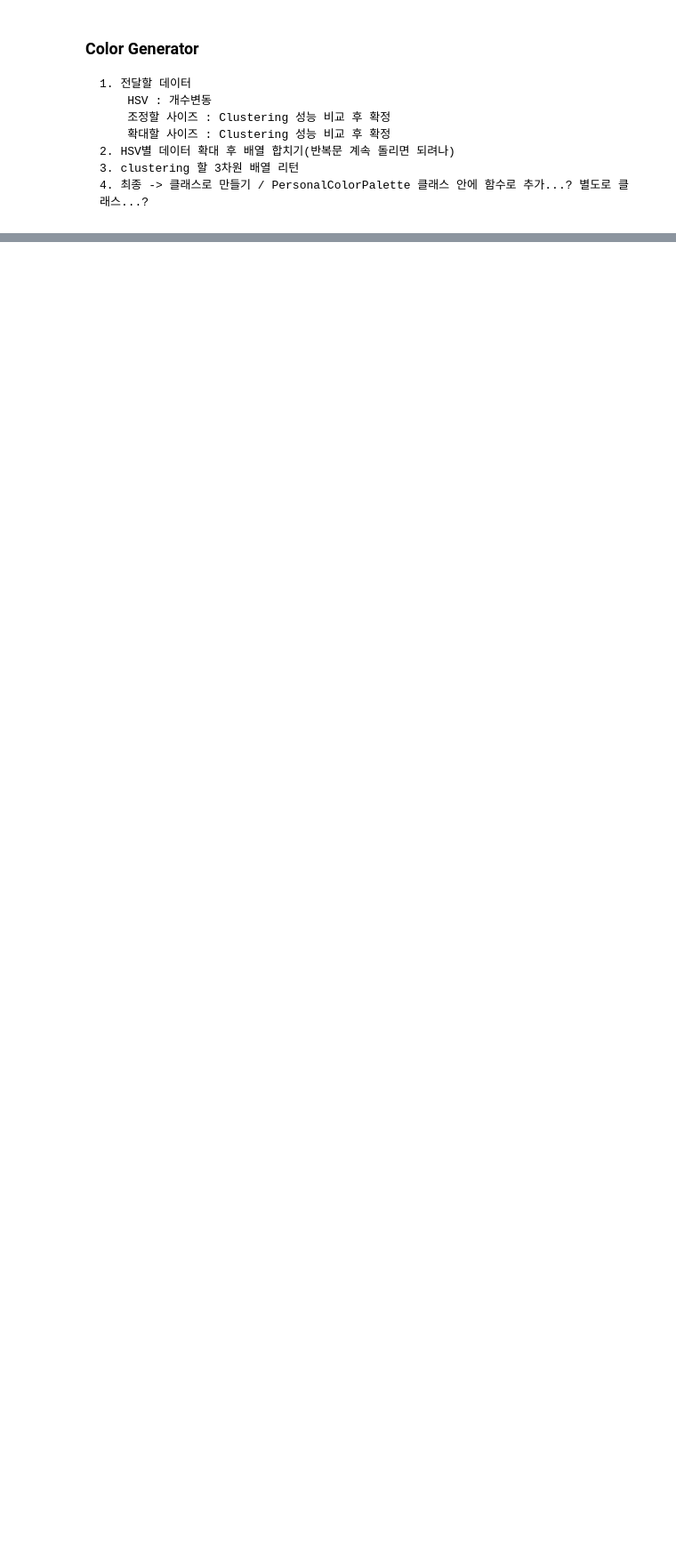
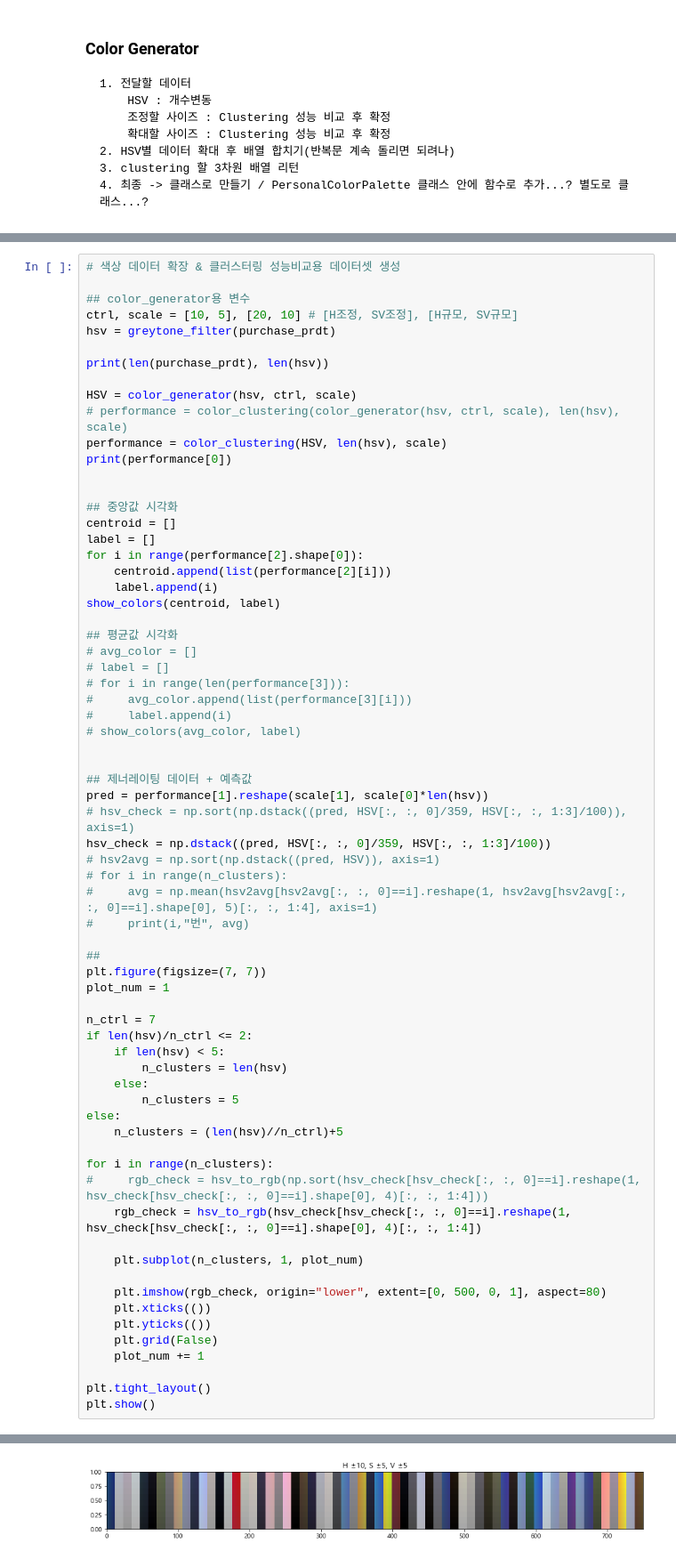
Before and after one commit to slmteruto/CAI, a Jupyter notebook: jay/musinsa_analysis/Main_product_color_extraction.ipynb, the cells around one changed output, grey strips where cells are left out. Shown at 89% size. Drawn from its saved outputs; the diff is of its cells as text; blank space fills up the shorter version.

```diff
--- a/jay/musinsa_analysis/Main_product_color_extraction.ipynb
+++ b/jay/musinsa_analysis/Main_product_color_extraction.ipynb
@@ -132,0 +396,69 @@ def show_colors(personal_palette, labels):
+# %%
+# 색상 데이터 확장 & 클러스터링 성능비교용 데이터셋 생성
+
+## color_generator용 변수
+ctrl, scale = [10, 5], [20, 10] # [H조정, SV조정], [H규모, SV규모]
+hsv = greytone_filter(purchase_prdt)
+
+print(len(purchase_prdt), len(hsv))
+
+HSV = color_generator(hsv, ctrl, scale)
+# performance = color_clustering(color_generator(hsv, ctrl, scale), len(hsv), scale)
+performance = color_clustering(HSV, len(hsv), scale)
+print(performance[0])
+
+
+## 중앙값 시각화
+centroid = []
+label = []
+for i in range(performance[2].shape[0]):
+    centroid.append(list(performance[2][i]))
+    label.append(i)
+show_colors(centroid, label)
+
+## 평균값 시각화
+# avg_color = []
+# label = []
+# for i in range(len(performance[3])):
+#     avg_color.append(list(performance[3][i]))
+#     label.append(i)
+# show_colors(avg_color, label)
+
+
+## 제너레이팅 데이터 + 예측값
+pred = performance[1].reshape(scale[1], scale[0]*len(hsv))
+# hsv_check = np.sort(np.dstack((pred, HSV[:, :, 0]/359, HSV[:, :, 1:3]/100)), axis=1)
+hsv_check = np.dstack((pred, HSV[:, :, 0]/359, HSV[:, :, 1:3]/100))
+# hsv2avg = np.sort(np.dstack((pred, HSV)), axis=1)
+# for i in range(n_clusters):
+#     avg = np.mean(hsv2avg[hsv2avg[:, :, 0]==i].reshape(1, hsv2avg[hsv2avg[:, :, 0]==i].shape[0], 5)[:, :, 1:4], axis=1)
+#     print(i,"번", avg)
+
+##
+plt.figure(figsize=(7, 7))
+plot_num = 1
+
+n_ctrl = 7
+if len(hsv)/n_ctrl <= 2:
+    if len(hsv) < 5:
+        n_clusters = len(hsv)
+    else:
+        n_clusters = 5
+else:
+    n_clusters = (len(hsv)//n_ctrl)+5
+
+for i in range(n_clusters):
+#     rgb_check = hsv_to_rgb(np.sort(hsv_check[hsv_check[:, :, 0]==i].reshape(1, hsv_check[hsv_check[:, :, 0]==i].shape[0], 4)[:, :, 1:4]))
+    rgb_check = hsv_to_rgb(hsv_check[hsv_check[:, :, 0]==i].reshape(1, hsv_check[hsv_check[:, :, 0]==i].shape[0], 4)[:, :, 1:4])
+
+    plt.subplot(n_clusters, 1, plot_num)
+
+    plt.imshow(rgb_check, origin="lower", extent=[0, 500, 0, 1], aspect=80)
+    plt.xticks(())
+    plt.yticks(())
+    plt.grid(False)
+    plot_num += 1
+
+plt.tight_layout()
+plt.show()
+# %% [output]
@@ -132,0 +467 @@ def show_colors(personal_palette, labels):
+[figure, added]
```
Also changed, not shown: parts of 17 cells of this notebook.
